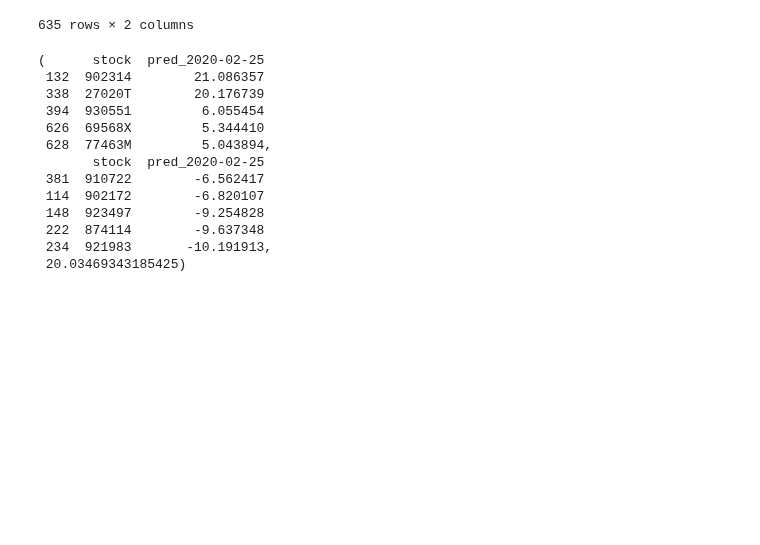
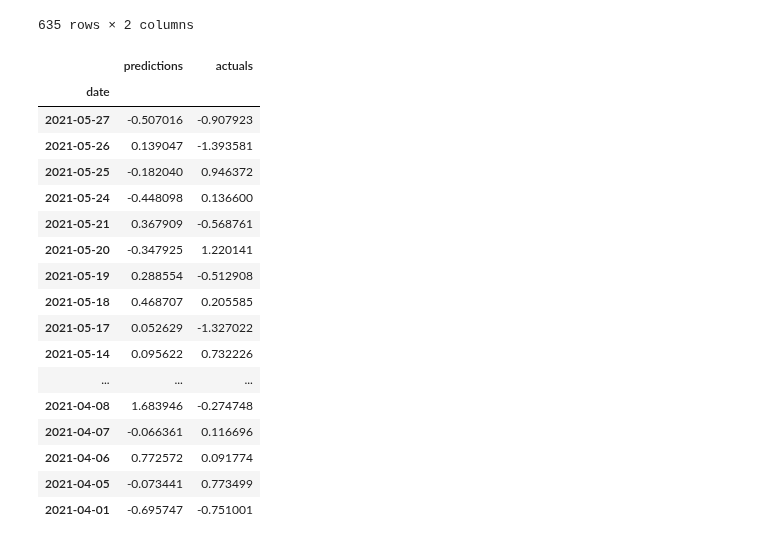
Before and after one commit to jeremylee73/differential-capital, a Jupyter notebook: rnn-model/simple-rnn-pipeline-2.ipynb, the cells around one changed output. Cells and saved outputs as stored; diff of their text form; code cells hidden in the pictures; blank space fills up the shorter version.

```diff
--- a/rnn-model/simple-rnn-pipeline-2.ipynb
+++ b/rnn-model/simple-rnn-pipeline-2.ipynb
@@ -251,19 +251,3 @@ def get_portfolio(predictions_df, num_stocks):
     bot = sorted_df.tail(num_stocks)
     returns = top[pred_col].mean() - bot[pred_col].mean()
     return top, bot, returns
-# %%
-get_portfolio(pred_t, 5)
-# %% [output]
-(      stock  pred_2020-02-25
- 132  902314        21.086357
- 338  27020T        20.176739
- 394  930551         6.055454
- 626  69568X         5.344410
- 628  77463M         5.043894,
-       stock  pred_2020-02-25
- 381  910722        -6.562417
- 114  902172        -6.820107
- 148  923497        -9.254828
- 222  874114        -9.637348
- 234  921983       -10.191913,
- 20.03469343185425)
@@ -269,0 +264,36 @@ get_portfolio(pred_t, 5)
+# %%
+df = pd.DataFrame()
+predictions = []
+actuals = []
+dates = []
+for date in investable.index[:test_size]:
+    convertedX = formatX(investable.loc[[date]])
+    prediction = model.predict(convertedX)[0, 0]
+    actual = investable.loc[date, "916328"].item()
+    predictions.append(prediction)
+    actuals = np.append(actuals, actual)
+    dates.append(date)
+df["predictions"] = np.array(predictions)
+df["actuals"] = actuals
+df["date"] = dates
+df.set_index("date", inplace=True)
+df
+# %% [output]
+|  | predictions | actuals |
+| date |  |  |
+| 2021-05-27 | -0.507016 | -0.907923 |
+| 2021-05-26 | 0.139047 | -1.393581 |
+| 2021-05-25 | -0.182040 | 0.946372 |
+| 2021-05-24 | -0.448098 | 0.136600 |
+| 2021-05-21 | 0.367909 | -0.568761 |
+| 2021-05-20 | -0.347925 | 1.220141 |
+| 2021-05-19 | 0.288554 | -0.512908 |
+| 2021-05-18 | 0.468707 | 0.205585 |
+| 2021-05-17 | 0.052629 | -1.327022 |
+| 2021-05-14 | 0.095622 | 0.732226 |
+| ... | ... | ... |
+| 2021-04-08 | 1.683946 | -0.274748 |
+| 2021-04-07 | -0.066361 | 0.116696 |
+| 2021-04-06 | 0.772572 | 0.091774 |
+| 2021-04-05 | -0.073441 | 0.773499 |
+| 2021-04-01 | -0.695747 | -0.751001 |
```
Also changed, not shown: parts of 4 cells of this notebook.
